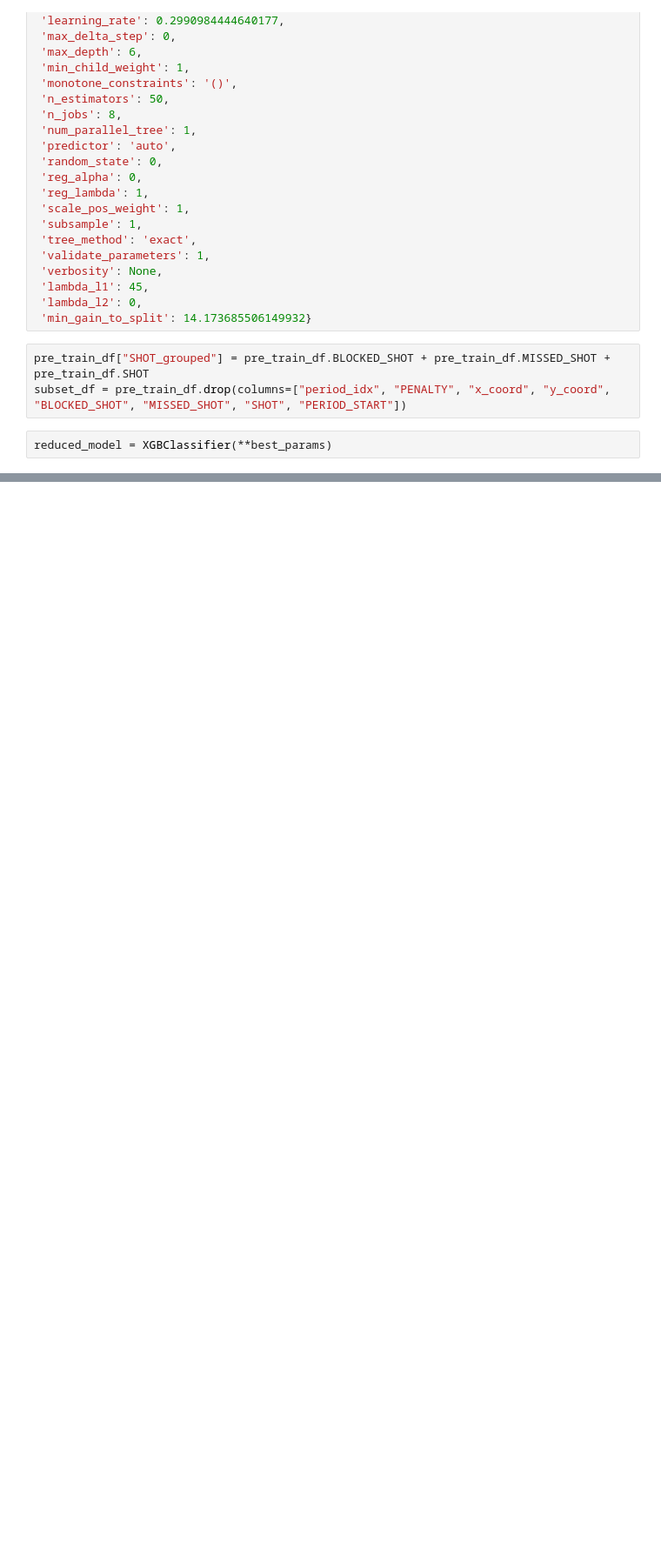
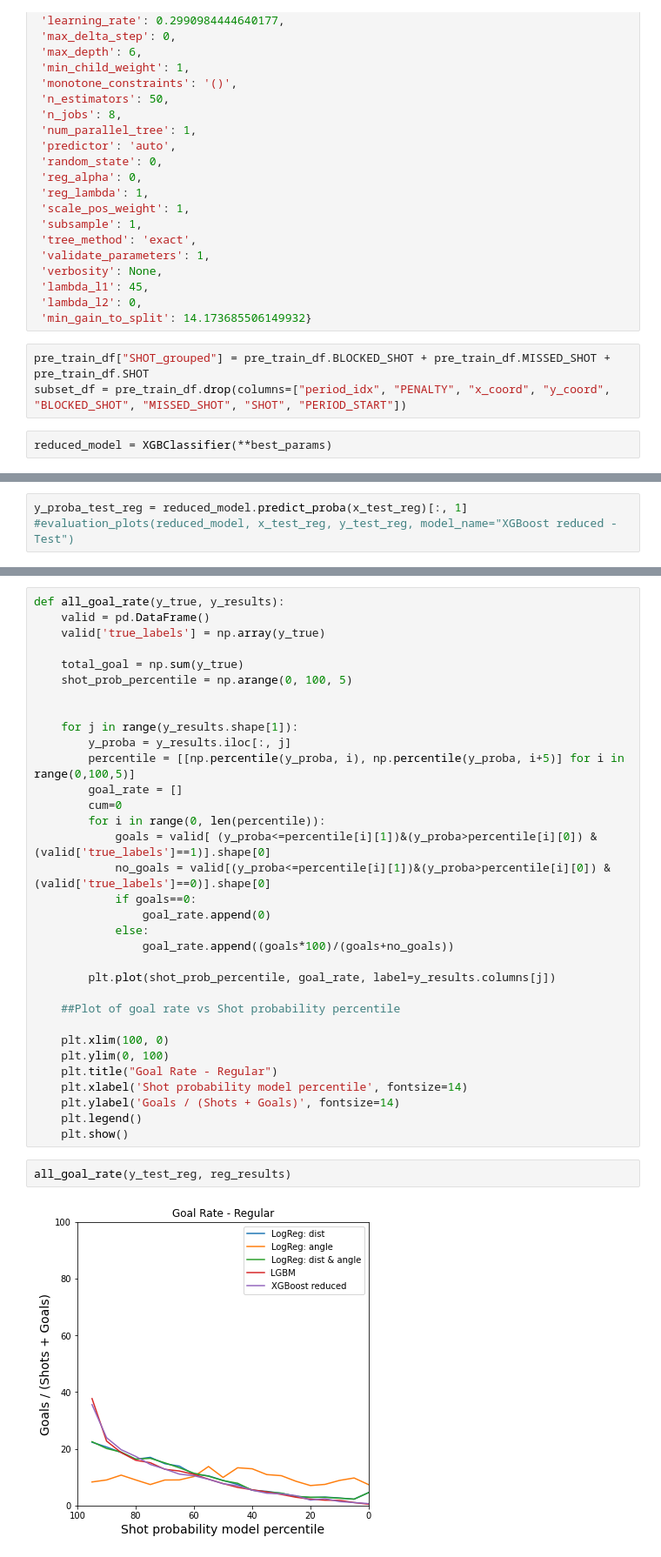
Before and after one commit to DS-IFT6750-project-collaboration/Hockey-all-star-analytics, a Jupyter notebook: run_xgboost.ipynb, the cells around one changed output, grey strips where cells are left out. Shown: that part at 87% size. Cells and saved outputs as stored; diff of their text form; blank space fills up the shorter version.

```diff
--- a/run_xgboost.ipynb
+++ b/run_xgboost.ipynb
@@ -347,0 +229,3 @@ COMET INFO: Still uploading 6 file(s), remaining 694.18 KB/1.15 MB
+# %%
+y_proba_test_reg = reduced_model.predict_proba(x_test_reg)[:, 1]
+#evaluation_plots(reduced_model, x_test_reg, y_test_reg, model_name="XGBoost reduced - Test")
@@ -347,0 +312,37 @@ COMET INFO: Still uploading 6 file(s), remaining 694.18 KB/1.15 MB
+# %%
+def all_goal_rate(y_true, y_results):
+    valid = pd.DataFrame()
+    valid['true_labels'] = np.array(y_true)
+
+    total_goal = np.sum(y_true)
+    shot_prob_percentile = np.arange(0, 100, 5)
+
+
+    for j in range(y_results.shape[1]):
+        y_proba = y_results.iloc[:, j]
+        percentile = [[np.percentile(y_proba, i), np.percentile(y_proba, i+5)] for i in range(0,100,5)]
+        goal_rate = []
+        cum=0
+        for i in range(0, len(percentile)):
+            goals = valid[ (y_proba<=percentile[i][1])&(y_proba>percentile[i][0]) & (valid['true_labels']==1)].shape[0]
+            no_goals = valid[(y_proba<=percentile[i][1])&(y_proba>percentile[i][0]) & (valid['true_labels']==0)].shape[0]
+            if goals==0:
+                goal_rate.append(0)
+            else:
+                goal_rate.append((goals*100)/(goals+no_goals))
+
+        plt.plot(shot_prob_percentile, goal_rate, label=y_results.columns[j])
+
+    ##Plot of goal rate vs Shot probability percentile
+
+    plt.xlim(100, 0)
+    plt.ylim(0, 100)
+    plt.title("Goal Rate - Regular")
+    plt.xlabel('Shot probability model percentile', fontsize=14)
+    plt.ylabel('Goals / (Shots + Goals)', fontsize=14)
+    plt.legend()
+    plt.show()
+# %%
+all_goal_rate(y_test_reg, reg_results)
+# %% [output]
+[figure, added]
```
Also changed, not shown: parts of 28 cells of this notebook, 16 other files.
